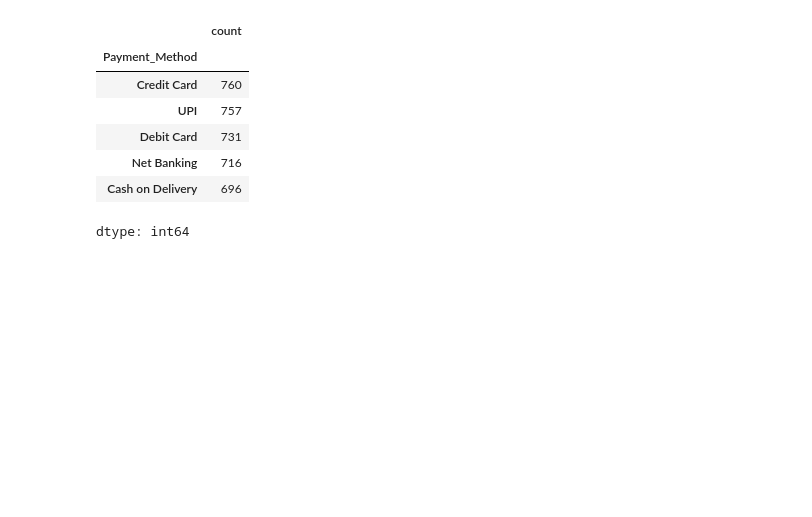
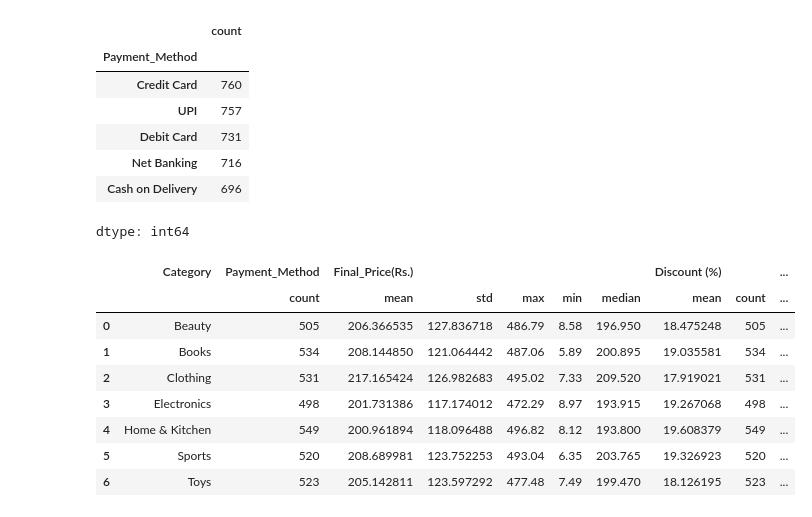
Before and after one commit to bungei53/sales-data-cleaning-pipeline, a Jupyter notebook: Untitled9.ipynb, the cells around one changed output. Saved outputs shown, nothing was run; the diff lists cells and outputs as text; code cells hidden in the pictures; blank space fills up the shorter version.

```diff
--- a/Untitled9.ipynb
+++ b/Untitled9.ipynb
@@ -323,3 +323,23 @@ df['Payment_Method'].value_counts()
 | Net Banking | 716 |
 | Cash on Delivery | 696 |
 dtype: int64
+# %%
+stat34=df.groupby("Category").agg(
+    {
+        'Payment_Method':['count'],
+        'Final_Price(Rs.)':['mean','std','max','min','median'],
+        'Discount (%)':['mean','count','max','min','median']
+    }
+)
+# %%
+stat34.reset_index()
+# %% [output]
+|  | Category | Payment_Method | Final_Price(Rs.) |  |  |  |  | Discount (%) |  | ... |
+|  |  | count | mean | std | max | min | median | mean | count | ... |
+| 0 | Beauty | 505 | 206.366535 | 127.836718 | 486.79 | 8.58 | 196.950 | 18.475248 | 505 | ... |
+| 1 | Books | 534 | 208.144850 | 121.064442 | 487.06 | 5.89 | 200.895 | 19.035581 | 534 | ... |
+| 2 | Clothing | 531 | 217.165424 | 126.982683 | 495.02 | 7.33 | 209.520 | 17.919021 | 531 | ... |
+| 3 | Electronics | 498 | 201.731386 | 117.174012 | 472.29 | 8.97 | 193.915 | 19.267068 | 498 | ... |
+| 4 | Home & Kitchen | 549 | 200.961894 | 118.096488 | 496.82 | 8.12 | 193.800 | 19.608379 | 549 | ... |
+| 5 | Sports | 520 | 208.689981 | 123.752253 | 493.04 | 6.35 | 203.765 | 19.326923 | 520 | ... |
+| 6 | Toys | 523 | 205.142811 | 123.597292 | 477.48 | 7.49 | 199.470 | 18.126195 | 523 | ... |
```
Also changed, not shown: parts of 10 cells of this notebook.
